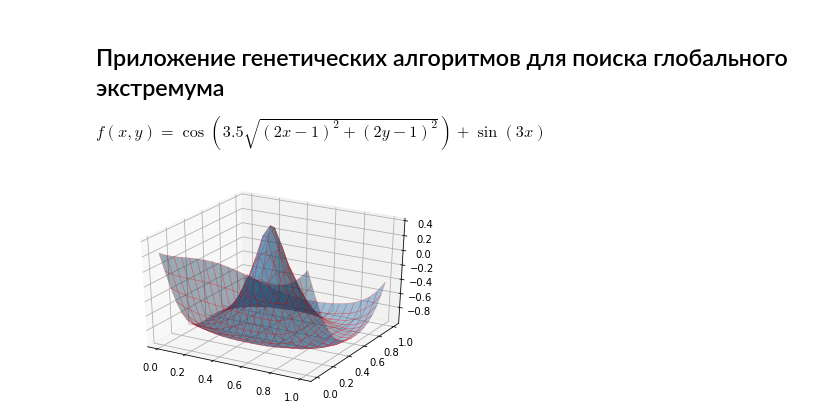
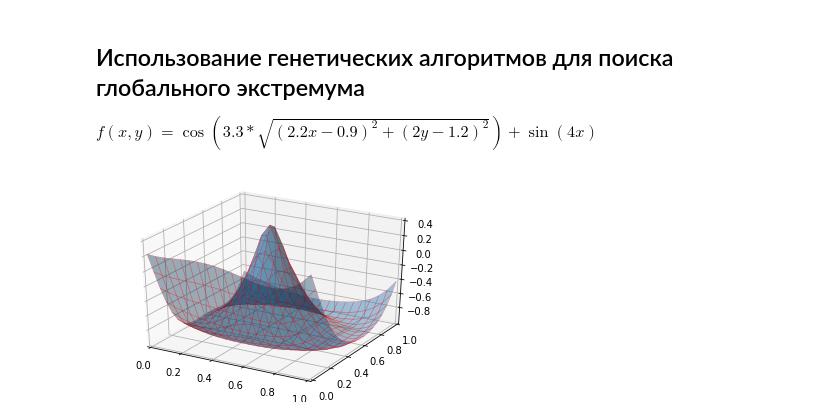
Before and after one commit to feycheg/ga, a Jupyter notebook: ga.ipynb, the cells around one changed output. Cells and saved outputs as stored; diff of their text form; code cells hidden in the pictures.

```diff
--- a/ga.ipynb
+++ b/ga.ipynb
@@ -1,12 +1,18 @@
 # %% [markdown]
-## Приложение генетических алгоритмов для поиска глобального экстремума
+## Использование генетических алгоритмов для поиска глобального экстремума
 
 
-$ f(x,y) = \cos( 3.5\sqrt{(2x-1)^2 + (2y-1)^2} ) + \sin(3x) $
+$ f(x,y) = \cos( 3.3 * \sqrt{(2.2x-0.9)^2 + (2y-1.2)^2} ) + \sin(4x) $
 # %%
 import numpy as np
 import pandas as pd
 
+# область определения функции
+XMIN = 0.0
+XMAX = 1.0
+YMIN = 0.0
+YMAX = 1.0
+
 # фитнесс-функция
 def f(x,y): return np.cos( 3.3*np.sqrt((2.2*x-0.9)**2 + (2*y-1.2)**2) + np.sin(4*x))
 # %%
@@ -23,15 +29,17 @@ assert NM <= NC, "Количество мутаций ограничено ко
 # %%
 %matplotlib inline
 
 import matplotlib as mpl
 import matplotlib.pyplot as plt
 
 
-x,y = np.meshgrid(np.linspace(0.0, 1.0, num=20), np.linspace(0.0, 1.0, num=20))
-z = f(x,y)
+X,Y = np.meshgrid(np.linspace(XMIN, XMAX, num=20), np.linspace(YMIN, YMAX, num=20))
+Z = f(X,Y)
 ax = plt.figure().add_subplot(projection='3d')
-ax.plot_surface(x,y,z, lw=0.4, alpha=0.4, edgecolor='red')
+ax.set_xlim(XMIN, XMAX)
+ax.set_ylim(YMIN, YMAX)
+ax.plot_surface(X,Y,Z, lw=0.4, alpha=0.4, edgecolor='red')
 #ax.contourf(x, y, z, zdir='z', offset=-1.1, cmap='coolwarm')
 plt.show()
 # %% [output]
-[figure, old version]
+[figure, new version]
```
Also changed, not shown: parts of 2 cells of this notebook.
